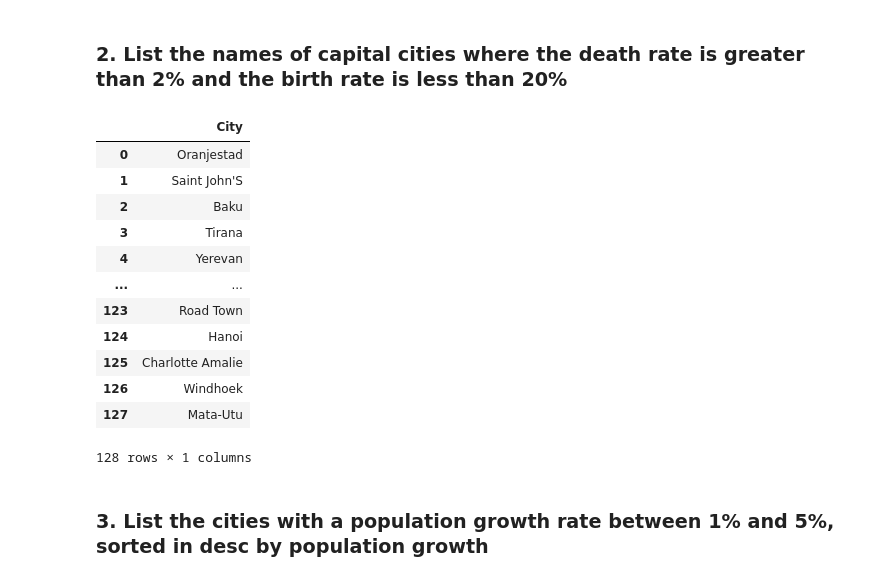
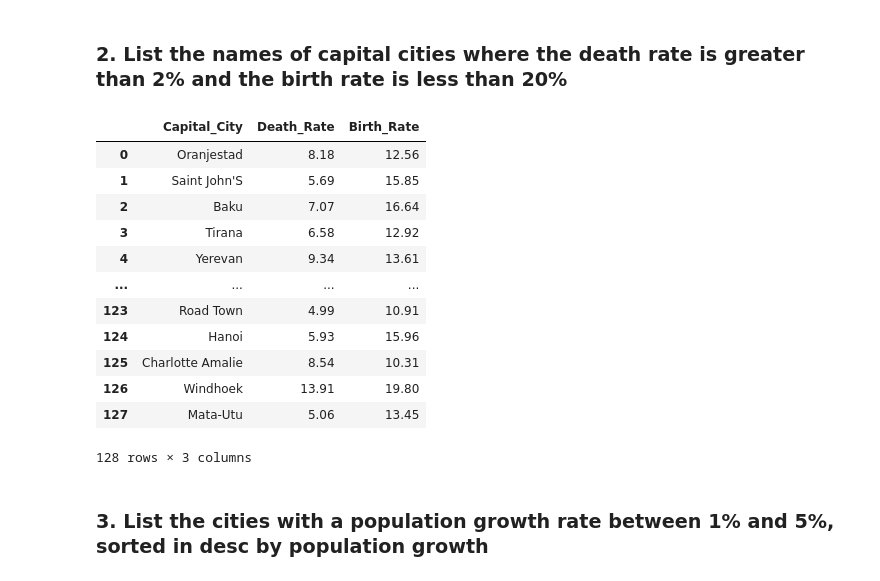
Before and after one commit to Ehsankhanxyz/Data-Anaylst, a Jupyter notebook: SQL_Join_Assignment.ipynb, the cells around one changed output. Drawn from its saved outputs; the diff is of its cells as text; code cells hidden in the pictures.

```diff
--- a/SQL_Join_Assignment.ipynb
+++ b/SQL_Join_Assignment.ipynb
@@ -111,26 +111,26 @@ sql_query(q)
 ### 2.	List the names of capital cities where the death rate is greater than 2% and the birth rate is less than 20%
 # %%
 q ='''
-    Select c.name as City from facts f
+    Select c.name as Capital_City, f.death_rate as Death_Rate, f.birth_rate as Birth_Rate from facts f
     Inner join cities c
     On f.id = c.facts_id
     Where c.capital = 1 and f.death_rate > 2 and f.birth_rate < 20
 '''
 sql_query(q)
 # %% [output]
-|  | City |
-| 0 | Oranjestad |
-| 1 | Saint John'S |
-| 2 | Baku |
-| 3 | Tirana |
-| 4 | Yerevan |
-| ... | ... |
-| 123 | Road Town |
-| 124 | Hanoi |
-| 125 | Charlotte Amalie |
-| 126 | Windhoek |
-| 127 | Mata-Utu |
+|  | Capital_City | Death_Rate | Birth_Rate |
+| 0 | Oranjestad | 8.18 | 12.56 |
+| 1 | Saint John'S | 5.69 | 15.85 |
+| 2 | Baku | 7.07 | 16.64 |
+| 3 | Tirana | 6.58 | 12.92 |
+| 4 | Yerevan | 9.34 | 13.61 |
+| ... | ... | ... | ... |
+| 123 | Road Town | 4.99 | 10.91 |
+| 124 | Hanoi | 5.93 | 15.96 |
+| 125 | Charlotte Amalie | 8.54 | 10.31 |
+| 126 | Windhoek | 13.91 | 19.80 |
+| 127 | Mata-Utu | 5.06 | 13.45 |
-128 rows × 1 columns
+128 rows × 3 columns
 # %% [markdown]
 ### 3.	List the cities with a population growth rate between 1% and 5%, sorted in desc by population growth
 # %%
```
